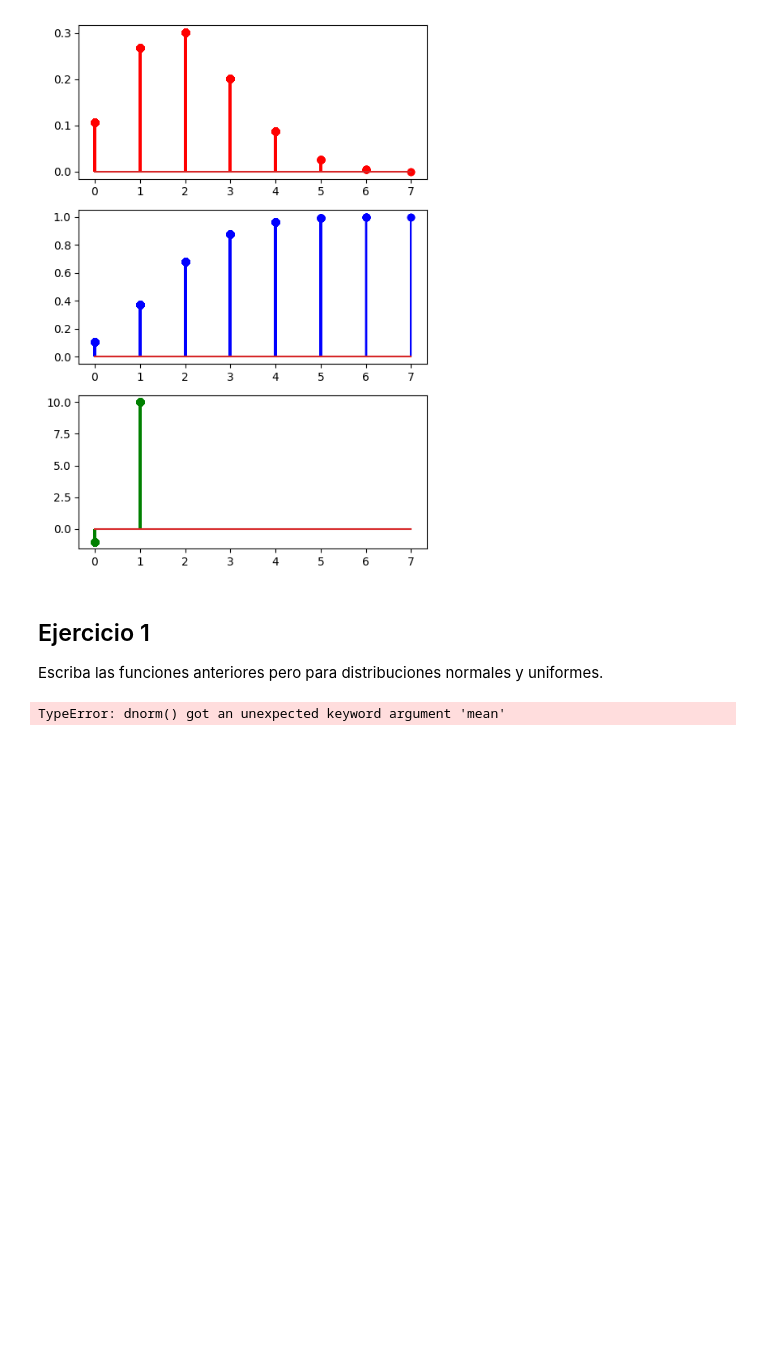
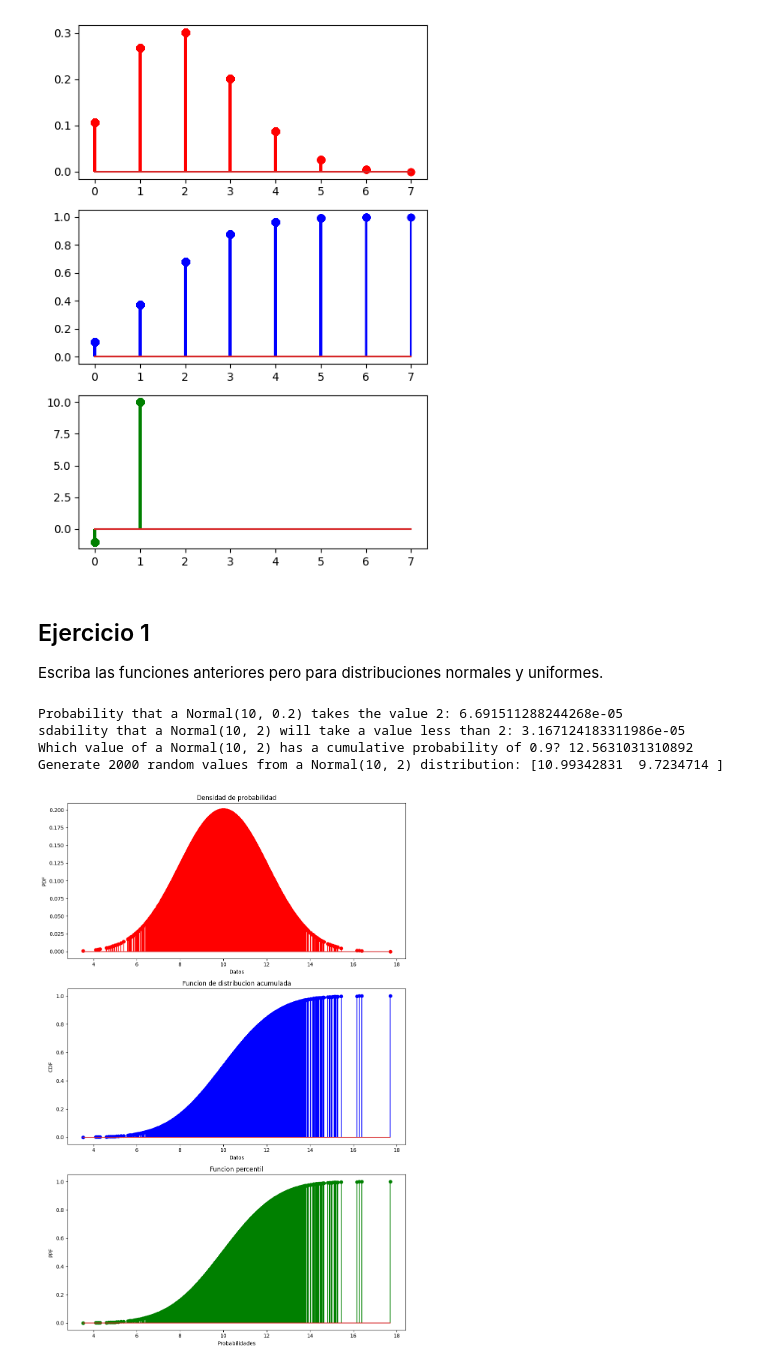
Before and after one commit to Kevarci/probability-distribution-exercises-project-with-python, a Jupyter notebook: notebook/problems.es.ipynb, the cells around one changed output. Saved outputs shown, nothing was run; the diff lists cells and outputs as text; code cells hidden in the pictures; blank space fills up the shorter version.

```diff
--- a/notebook/problems.es.ipynb
+++ b/notebook/problems.es.ipynb
@@ -87,7 +87,7 @@ plt.show()
 Escriba las funciones anteriores pero para distribuciones normales y uniformes.
 # %%
 #Distribucion normal
-from scipy.stats import norm
+import numpy as np
 from scipy.stats import norm
 
 # Funciones para la distribución normal
@@ -97,9 +97,7 @@ def dnorm(x, mean=0, sd=1):
     return result
 
 def pnorm(q, mean=0, sd=1):
-    """
-    Calcula la función de distribución acumulada (CDF) de la distribución normal.
-    """
+
     result = norm.cdf(q, loc=mean, scale=sd)
     return result
 
@@ -112,31 +110,57 @@ def rnorm(n, mean=0, sd=1):
 
     result = norm.rvs(loc=mean, scale=sd, size=n)
     return result
+# %%
+import numpy as np
+
+np.random.seed(42)
+
+print(f"Probability that a Normal(10, 0.2) takes the value 2: {dnorm(2, mean = 10, sd = 2)}")
+print(f"sdability that a Normal(10, 2) will take a value less than 2: {pnorm(2, mean = 10, sd = 2)}")
+print(f"Which value of a Normal(10, 2) has a cumulative probability of 0.9? {qnorm(0.9, mean = 10, sd = 2)}")
+print(f"Generate 2000 random values from a Normal(10, 2) distribution: {rnorm(2, mean = 10, sd = 2)}")
+# %% [output]
+Probability that a Normal(10, 0.2) takes the value 2: 6.691511288244268e-05
+sdability that a Normal(10, 2) will take a value less than 2: 3.167124183311986e-05
+Which value of a Normal(10, 2) has a cumulative probability of 0.9? 12.5631031310892
+Generate 2000 random values from a Normal(10, 2) distribution: [10.99342831  9.7234714 ]
 # %%
 import matplotlib.pyplot as plt
+
 
 np.random.seed(42)
 
 n = 2000
 mean = 10
 sd = 2
 
-data = rnorm(2000, mean=mean, sd=sd)
+data = rnorm(n, mean=mean, sd=sd)
 
 pdf = dnorm(data, mean = mean,  sd=sd)
 cdf = pnorm(data, mean = mean,  sd=sd)
-ppf = qnorm(0.5, mean = mean, sd = sd)
 
-fig, axis = plt.subplots(3, 1, figsize = (5, 7))
+prob = np.linspace(0.01, 0.99, len(data))
+ppf = qnorm(prob, mean = mean, sd = sd)
+
+fig, axis = plt.subplots(3, 1, figsize = (10, 15))
 
 axis[0].stem(data, pdf, "r-")
-axis[1].stem(data, cdf, "b-")
-axis[2].stem(data, ppf, "g-")
+axis[0].set_title('Densidad de probabilidad')
+axis[0].set_xlabel('Datos')
+axis[0].set_ylabel('PDF')
 
-# Adjust the layout
+axis[1].stem(data, cdf, 'b-')
+axis[1].set_title('Funcion de distribucion acumulada')
+axis[1].set_xlabel('Datos')
+axis[1].set_ylabel('CDF')
+
+axis[2].stem(data, cdf, 'g-')
+axis[2].set_title('Funcion percentil')
+axis[2].set_xlabel('Probabilidades')
+axis[2].set_ylabel('PPF')
+
+
 plt.tight_layout()
-
-# Show the plot
 plt.show()
 # %% [output]
-TypeError: dnorm() got an unexpected keyword argument 'mean'
+[figure, added]
```
Also changed, not shown: parts of 2 cells of this notebook.
